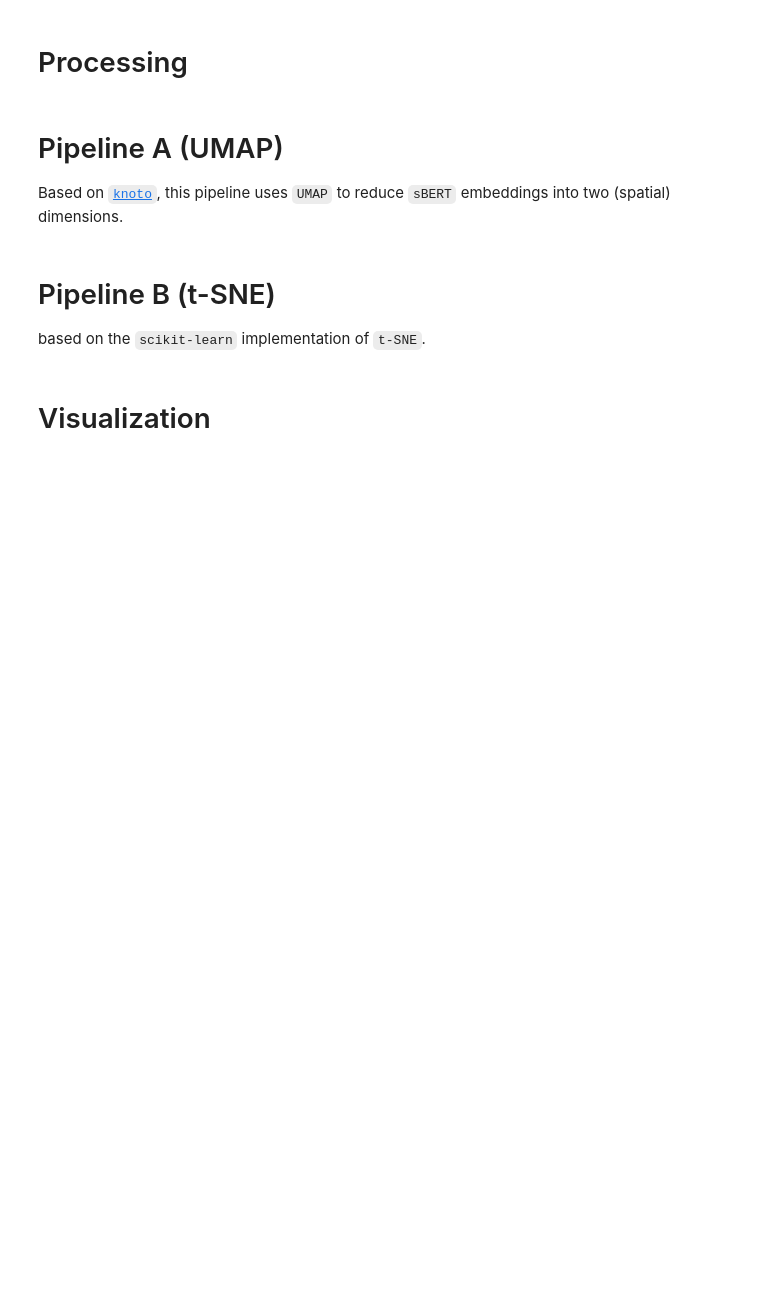
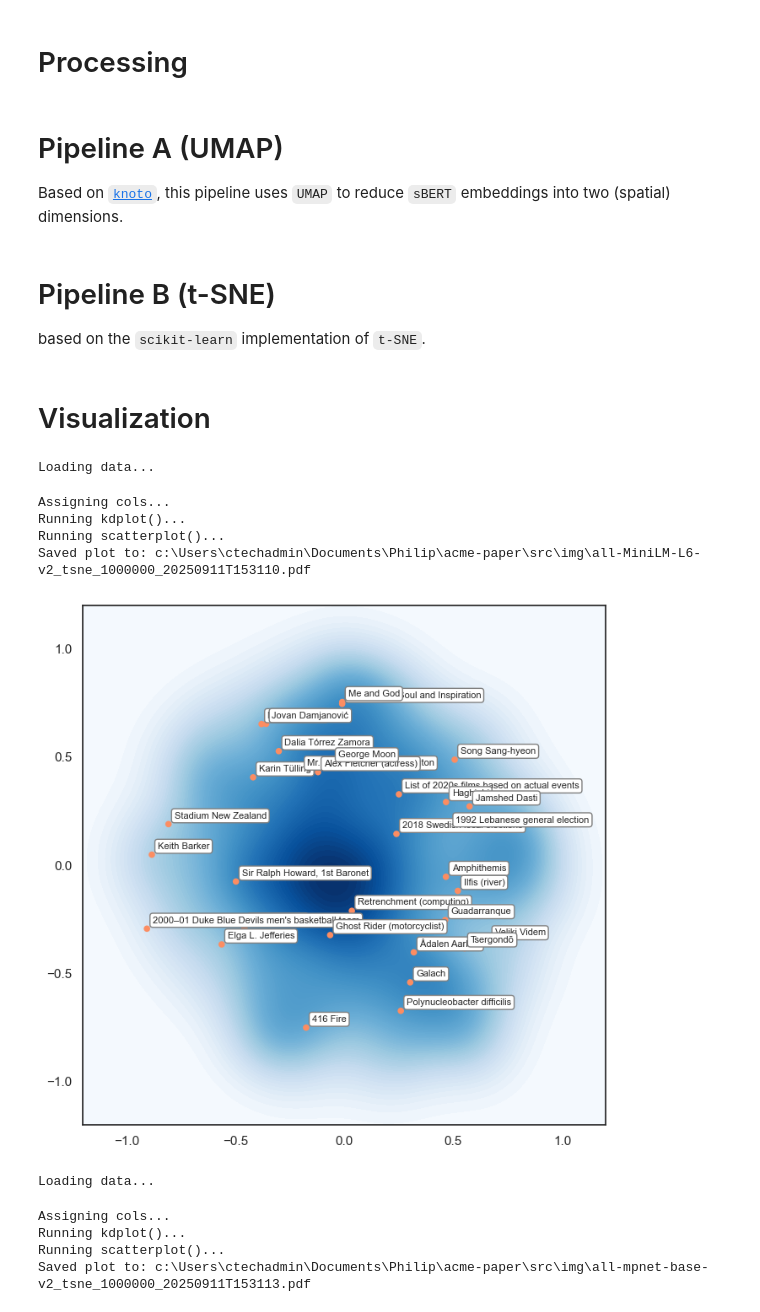
Before and after one commit to whatphilipcodes/acme-paper, a Jupyter notebook: src/main.ipynb, the cells around one changed output. Drawn from its saved outputs; the diff is of its cells as text; code cells hidden in the pictures; blank space fills up the shorter version.

Commit message:
feat: better vis & teaser

```diff
--- a/src/main.ipynb
+++ b/src/main.ipynb
@@ -1,6 +1,7 @@
 # %%
 # lib import
 import os
+import time
 import torch
 import numpy as np
 from tqdm import tqdm
@@ -8,13 +9,13 @@ from datasets import load_dataset
 from sentence_transformers import SentenceTransformer
 
 # setup
-ds_size = 100000
+ds_size = 1000000
 source_ds_cache_dir = os.path.join(os.getcwd(), "data", "hf-source")
 
 embed_models = [
     "all-MiniLM-L6-v2",
     "sentence-transformers/all-mpnet-base-v2",
-    # "nomic-ai/nomic-embed-text-v1.5"
+    "nomic-ai/nomic-embed-text-v1.5"
     ]
 embed_ds_dirnames = []
 for name in embed_models:
@@ -124,6 +114,8 @@ from sklearn.decomposition import PCA
 
 
 def prep(data: Dataset | DatasetDict) -> ndarray:
+    prep_start = time.time()
+
     # L2-normalization (to euclidean instead of cosine)
     embeddings_array = np.asarray(data, dtype=np.float32)
     embeddings_norm = normalize(embeddings_array, norm="l2", axis=1)
@@ -131,6 +123,10 @@ def prep(data: Dataset | DatasetDict) -> ndarray:
     # PCA red to 50 dims: De-noising and speedup
     pca = PCA(n_components=50, random_state=97, svd_solver="auto", whiten=False)
     data = pca.fit_transform(embeddings_norm)
+
+    prep_time = time.time() - prep_start
+    print(f"Data preparation took: {prep_time:.2f} seconds")
+
     return data
 # %%
 
@@ -160,8 +156,11 @@ for dirname in embed_ds_dirnames:
     # apply UMAP reduction
     reducer = umap.UMAP(n_components=2, random_state=97, init="pca")
     print("Applying UMAP reduction...")
+    reduction_start = time.time()
     embed_reduced = reducer.fit_transform(embeddings_array)
     print(f"2D embeddings shape: {embed_reduced.shape}")
+    reduction_time = time.time() - reduction_start
+    print(f"UMAP dimensionality reduction took: {reduction_time:.2f} second(s)")
 
     # apply normalization
     embed_reduced = normalize_coords(embed_reduced)
@@ -222,52 +226,91 @@ import os
 import random
 from datetime import datetime
 
+ds_pos_results = [os.path.join(os.getcwd(), "data", "ds_pos", "all-MiniLM-L6-v2", "tsne", str(1000000)), os.path.join(os.getcwd(), "data", "ds_pos", "all-mpnet-base-v2", "tsne", str(1000000))]
+
 img_dir = os.path.join(os.getcwd(), "img")
-# Ensure img directory exists
 os.makedirs(img_dir, exist_ok=True)
 
+teaser_data = []
+
 for dir in ds_pos_results:
-    ds_pos = load_from_disk(dir)
+    print("Loading data...")
 
+    ds_src = load_from_disk(dir)
+    ds_pos = ds_src.shuffle(seed=97).select(range(1000))
+    # ds_pos = load_from_disk(dir)
+    teaser_data.append(ds_pos)
+
+    print("Assigning cols...")
     xs = ds_pos["x"]
     ys = ds_pos["y"]
     labels = ds_pos["title"]
 
     plt.figure(figsize=(8, 8))  # Square figure size
+    sns.set_theme(style="white")
 
     random.seed(97)
-    random_indices = set(random.sample(range(len(xs)), min(24, len(xs))))
+    random_indices = set(random.sample(range(len(xs)), min(32, len(xs))))
 
-    # Plot unlabeled points in blue
+    # Separate labeled and unlabeled points
     unlabeled_x = [x for i, x in enumerate(xs) if i not in random_indices]
     unlabeled_y = [y for i, y in enumerate(ys) if i not in random_indices]
 
-    # Plot labeled points in red
     labeled_x = [x for i, x in enumerate(xs) if i in random_indices]
     labeled_y = [y for i, y in enumerate(ys) if i in random_indices]
 
     palette = sns.color_palette("Set2")
-    sns.scatterplot(x=unlabeled_x, y=unlabeled_y, s=10, alpha=0.7, color=palette[0])
-    sns.scatterplot(x=labeled_x, y=labeled_y, s=10, alpha=0.7, color=palette[1])
 
+    print("Running kdplot()...")
+    # KDE density plot for unlabeled points
+    sns.kdeplot(
+        x=unlabeled_x, y=unlabeled_y,
+        fill=True,
+        thresh=0,
+        levels=100,
+        cmap="Blues"
+    )
+
+    print("Running scatterplot()...")
+    # Scatter for labeled points
+    sns.scatterplot(x=labeled_x, y=labeled_y, s=30, color=palette[1], edgecolor='none', zorder=3)
+
+    # Annotate labeled points
     for i, (x, y, label) in enumerate(zip(xs, ys, labels)):
         if i in random_indices:
-            plt.annotate(label, (x, y), xytext=(5, 5), textcoords='offset points', fontsize=8, bbox=dict(boxstyle="round,pad=0.3", facecolor='white', alpha=1.0, edgecolor='gray'))
+            plt.annotate(
+                label,
+                (x, y),
+                xytext=(5, 5),
+                textcoords='offset points',
+                fontsize=8,
+                bbox=dict(boxstyle="round,pad=0.3", facecolor='white', alpha=1.0, edgecolor='gray')
+            )
 
     # Set fixed square aspect ratio and limits
     plt.xlim(-1.2, 1.2)
     plt.ylim(-1.2, 1.2)
 
     # Generate filename with timestamp
     timestamp = datetime.now().strftime("%Y%m%dT%H%M%S")
-    # Extract directory name parts for filename
     dir_parts = dir.replace(os.getcwd(), "").strip(os.sep).split(os.sep)
-    # Create filename: embedding_model_reduction_method_size_timestamp
     filename = f"{dir_parts[2]}_{dir_parts[3]}_{dir_parts[4]}_{timestamp}.pdf"
     filepath = os.path.join(img_dir, filename)
 
-    # Save the plot as PDF (vector format, best for LaTeX)
+    # Save as PDF
     plt.savefig(filepath, format='pdf', bbox_inches='tight')
     print(f"Saved plot to: {filepath}")
 
     plt.show()
+# %% [output]
+Loading data...
+Assigning cols...
+Running kdplot()...
+Running scatterplot()...
+Saved plot to: c:\Users\ctechadmin\Documents\Philip\acme-paper\src\img\all-MiniLM-L6-v2_tsne_1000000_20250911T153110.pdf
+[figure, added]
+Loading data...
+Assigning cols...
+Running kdplot()...
+Running scatterplot()...
+Saved plot to: c:\Users\ctechadmin\Documents\Philip\acme-paper\src\img\all-mpnet-base-v2_tsne_1000000_20250911T153113.pdf
```
Also changed, not shown: parts of 7 cells of this notebook, 2 other files.
